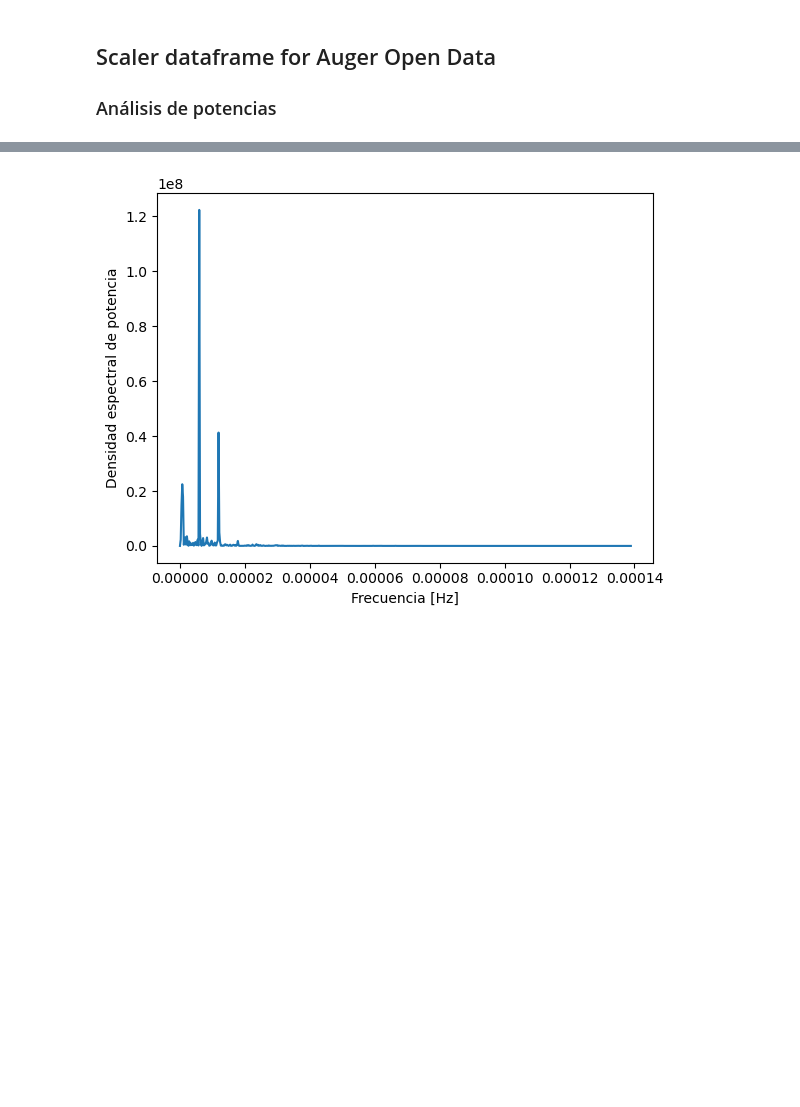
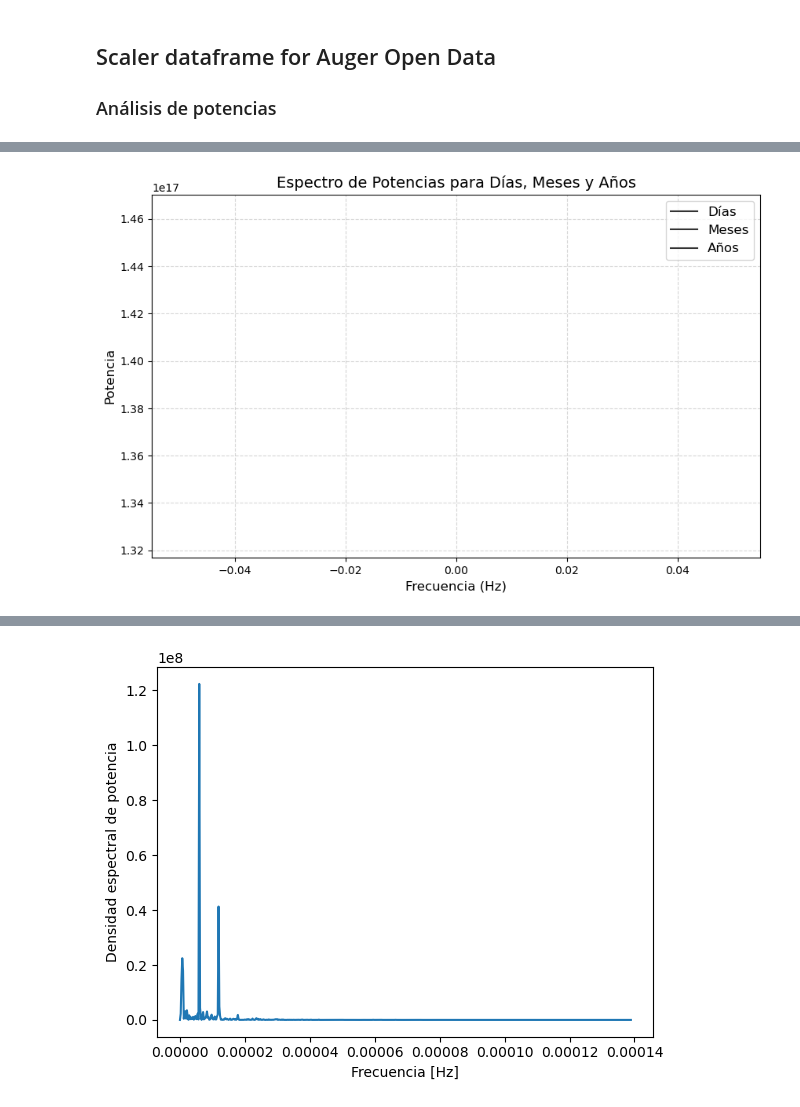
Before and after one commit to jennifergc/scaler_for_solar_analysis, a Jupyter notebook: 06_potencias.ipynb, the cells around one changed output, grey strips where cells are left out. Cells and saved outputs as stored; diff of their text form; code cells hidden in the pictures; blank space fills up the shorter version.

```diff
--- a/06_potencias.ipynb
+++ b/06_potencias.ipynb
@@ -18,0 +149,49 @@ Hay  (11805, 4) líneas vacías
+# %%
+import numpy as np
+import matplotlib.pyplot as plt
+
+
+# Aplicar la transformada rápida de Fourier (FFT)
+fft_result = np.fft.fft(data)
+
+# Calcular el espectro de potencias
+power_spectrum = np.abs(fft_result)**2
+
+# Crear un vector de frecuencias correspondientes a los datos
+# La frecuencia de muestreo es una medición por hora (3600 segundos)
+# Calculamos la frecuencia en Hertz
+sampling_interval = 3600  # Unidad de tiempo en segundos entre mediciones
+n = len(data)  # Número de puntos de datos
+frequencies = np.fft.fftfreq(n, d=1/sampling_interval)
+
+
+
+# Encontrar las frecuencias correspondientes a escalas de tiempo de días, meses y años
+seconds_in_a_day = 24 * 3600  # Segundos en un día
+seconds_in_a_month = 30 * 24 * 3600  # Aproximadamente, segundos en un mes
+seconds_in_a_year = 365 * 24 * 3600  # Aproximadamente, segundos en un año
+
+# Calcular las frecuencias correspondientes a esas escalas de tiempo
+frequencies_days = 1 / seconds_in_a_day
+frequencies_months = 1 / seconds_in_a_month
+frequencies_years = 1 / seconds_in_a_year
+
+# Encontrar los índices correspondientes en el arreglo de frecuencias
+index_days = np.argmax(frequencies >= frequencies_days)
+index_months = np.argmax(frequencies >= frequencies_months)
+index_years = np.argmax(frequencies >= frequencies_years)
+
+# Crear la gráfica del espectro de potencias para escalas de tiempo de días, meses y años
+plt.figure(figsize=(10, 6))
+plt.plot(frequencies[:index_days], power_spectrum[:index_days], label='Días')
+plt.plot(frequencies[:index_months], power_spectrum[:index_months], label='Meses')
+plt.plot(frequencies[:index_years], power_spectrum[:index_years], label='Años')
+#plt.xscale('log')  # Configurar el eje horizontal en escala logarítmica
+plt.xlabel('Frecuencia (Hz)')
+plt.ylabel('Potencia')
+plt.title('Espectro de Potencias para Días, Meses y Años')
+plt.legend()
+plt.grid()
+plt.show()
+# %% [output]
+[figure, added]
```
Also changed, not shown: parts of 15 cells of this notebook, 7 other files.
